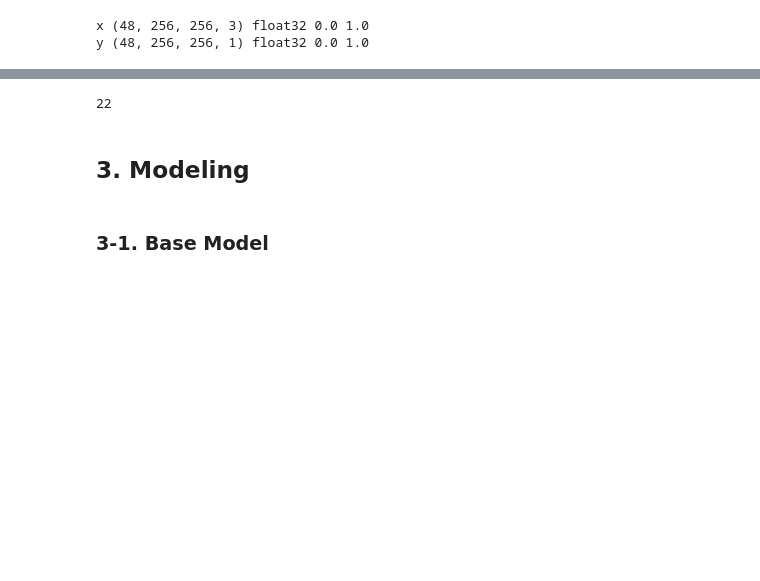
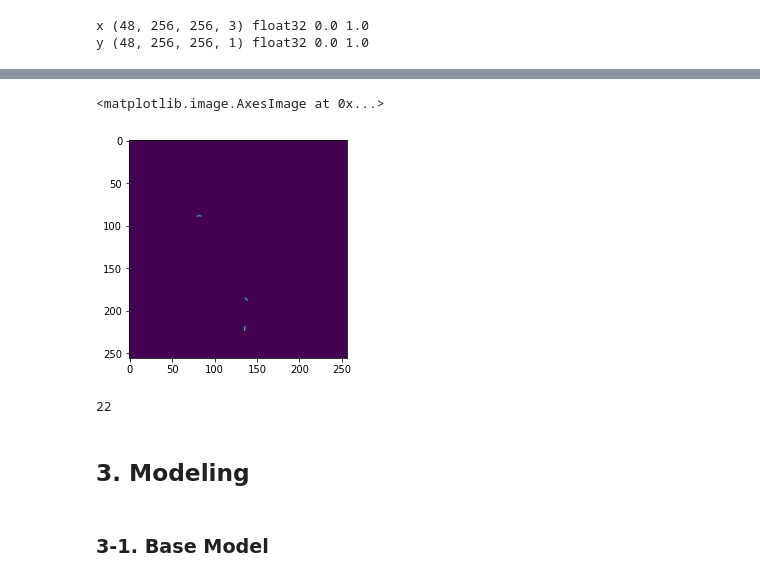
Before and after one commit to Andrii-Radyhin/Airbus-Ship-Detection-Challenge, a Jupyter notebook: notebooks/train.ipynb, the cells around one changed output, grey strips where cells are left out. Cells and saved outputs as stored; diff of their text form; code cells hidden in the pictures; blank space fills up the shorter version.

```diff
--- a/notebooks/train.ipynb
+++ b/notebooks/train.ipynb
@@ -208,3 +227,8 @@ t_x.shape, t_y.shape
+# %%
+plt.imshow(t_y[37])
+# %% [output]
+<matplotlib.image.AxesImage at 0x...>
+[figure, added]
 # %%
 import gc; gc.enable()
 
```
Also changed, not shown: parts of 20 cells of this notebook.
